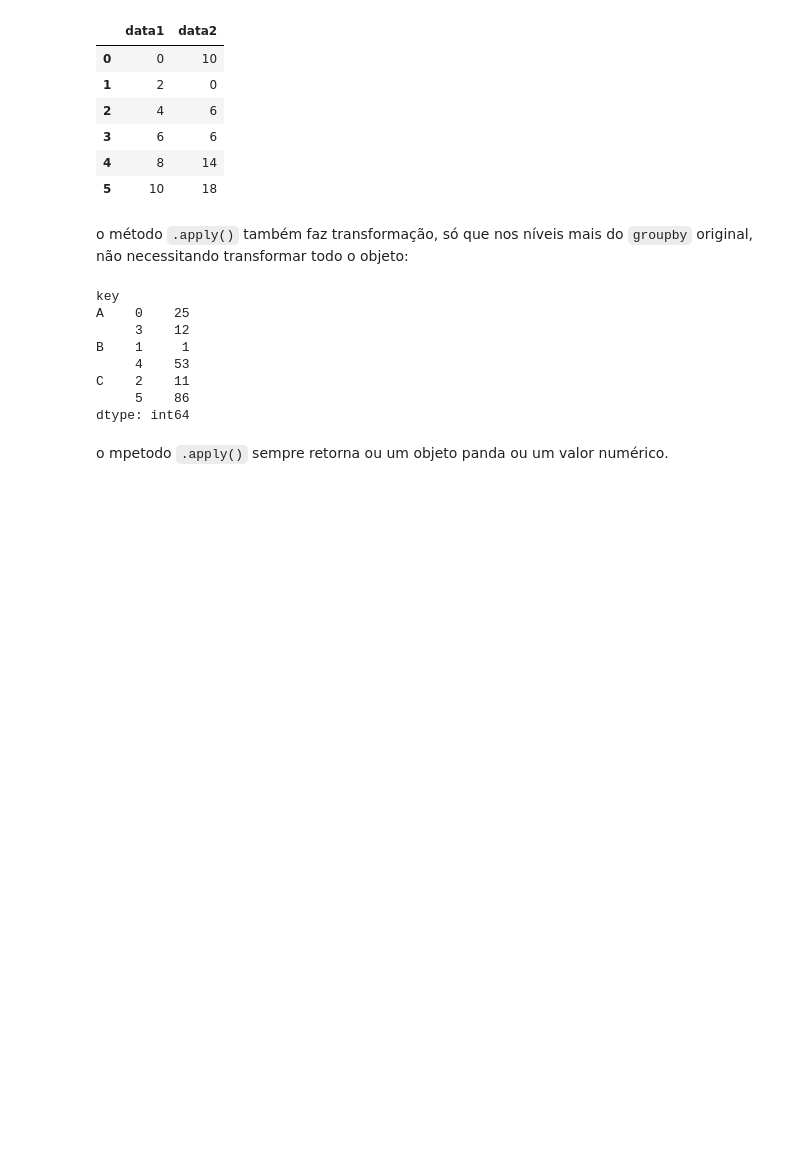
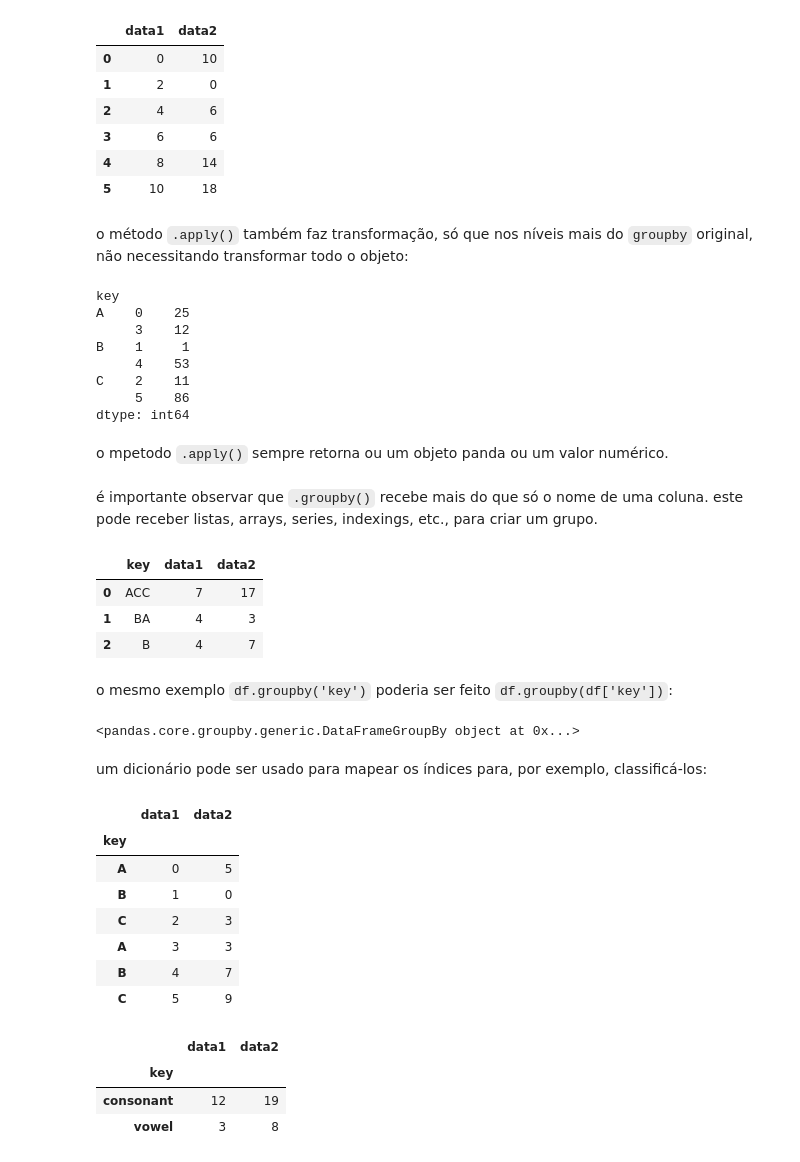
Before and after one commit to lucas-mt/studyPY, a Jupyter notebook: explicaçõesPY/módulos/pandas/aggregations.ipynb, the cells around one changed output. Cells and saved outputs as stored; diff of their text form; code cells hidden in the pictures; blank space fills up the shorter version.

Commit message:
funções em groupby

```diff
--- a/explicaçõesPY/módulos/pandas/aggregations.ipynb
+++ b/explicaçõesPY/módulos/pandas/aggregations.ipynb
@@ -294,3 +294,42 @@ C    2    11
 dtype: int64
 # %% [markdown]
 o mpetodo `.apply()` sempre retorna ou um objeto panda ou um valor numérico.
+# %% [markdown]
+é importante observar que `.groupby()` recebe mais do que só o nome de uma coluna. este pode receber listas, arrays, series, indexings, etc., para criar um grupo.
+# %%
+lista = [0, 1, 0, 1, 2, 0]
+outro = df.groupby(lista)
+outro.sum()
+# %% [output]
+|  | key | data1 | data2 |
+| 0 | ACC | 7 | 17 |
+| 1 | BA | 4 | 3 |
+| 2 | B | 4 | 7 |
+# %% [markdown]
+o mesmo exemplo `df.groupby('key')` poderia ser feito `df.groupby(df['key'])`:
+# %%
+df.groupby(df['key'])
+# %% [output]
+<pandas.core.groupby.generic.DataFrameGroupBy object at 0x...>
+# %% [markdown]
+um dicionário pode ser usado para mapear os índices para, por exemplo, classificá-los:
+# %%
+df2 = df.set_index('key')
+mapping = {'A': 'vowel', 'B': 'consonant', 'C': 'consonant'}
+df2
+# %% [output]
+|  | data1 | data2 |
+| key |  |  |
+| A | 0 | 5 |
+| B | 1 | 0 |
+| C | 2 | 3 |
+| A | 3 | 3 |
+| B | 4 | 7 |
+| C | 5 | 9 |
+# %%
+df2.groupby(mapping).sum()
+# %% [output]
+|  | data1 | data2 |
+| key |  |  |
+| consonant | 12 | 19 |
+| vowel | 3 | 8 |
```
Also changed, not shown: parts of 13 cells of this notebook.
